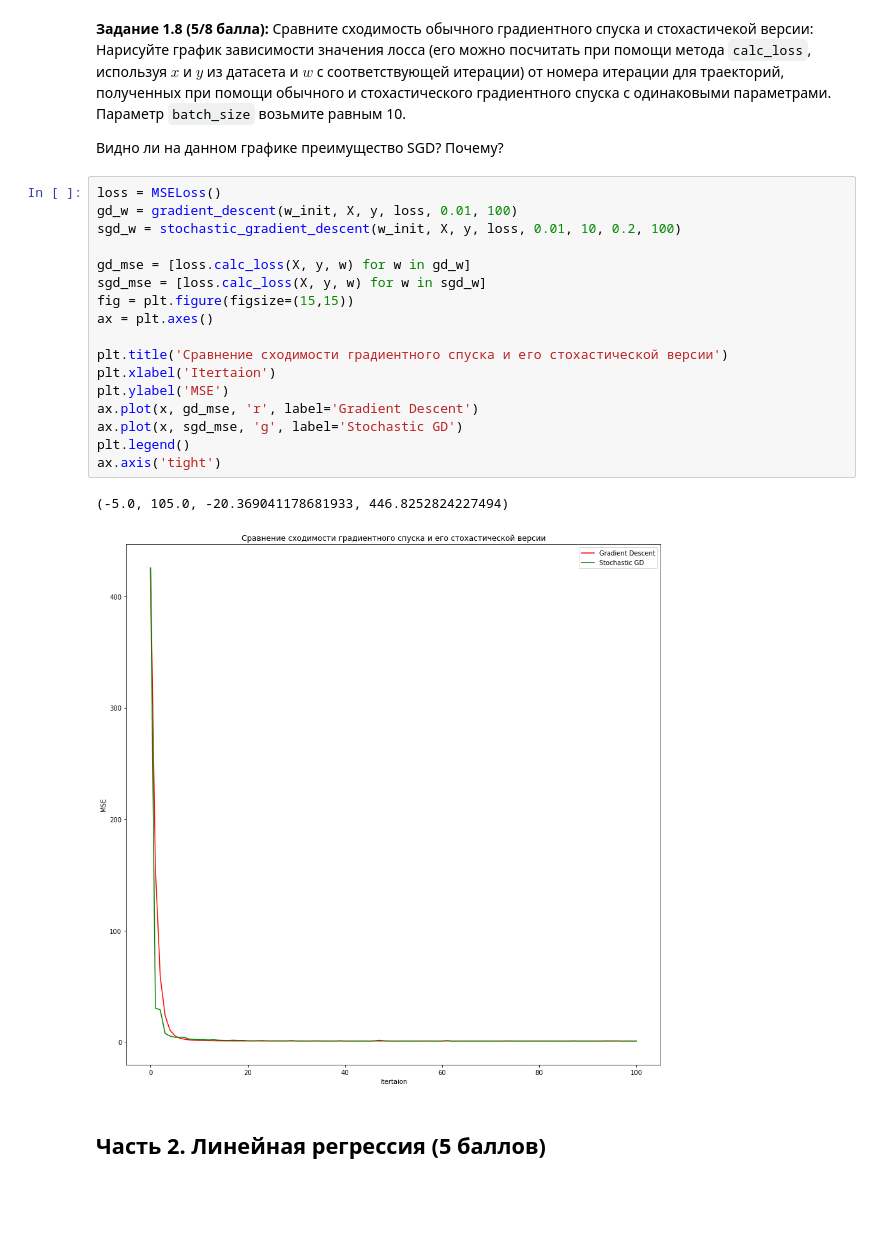
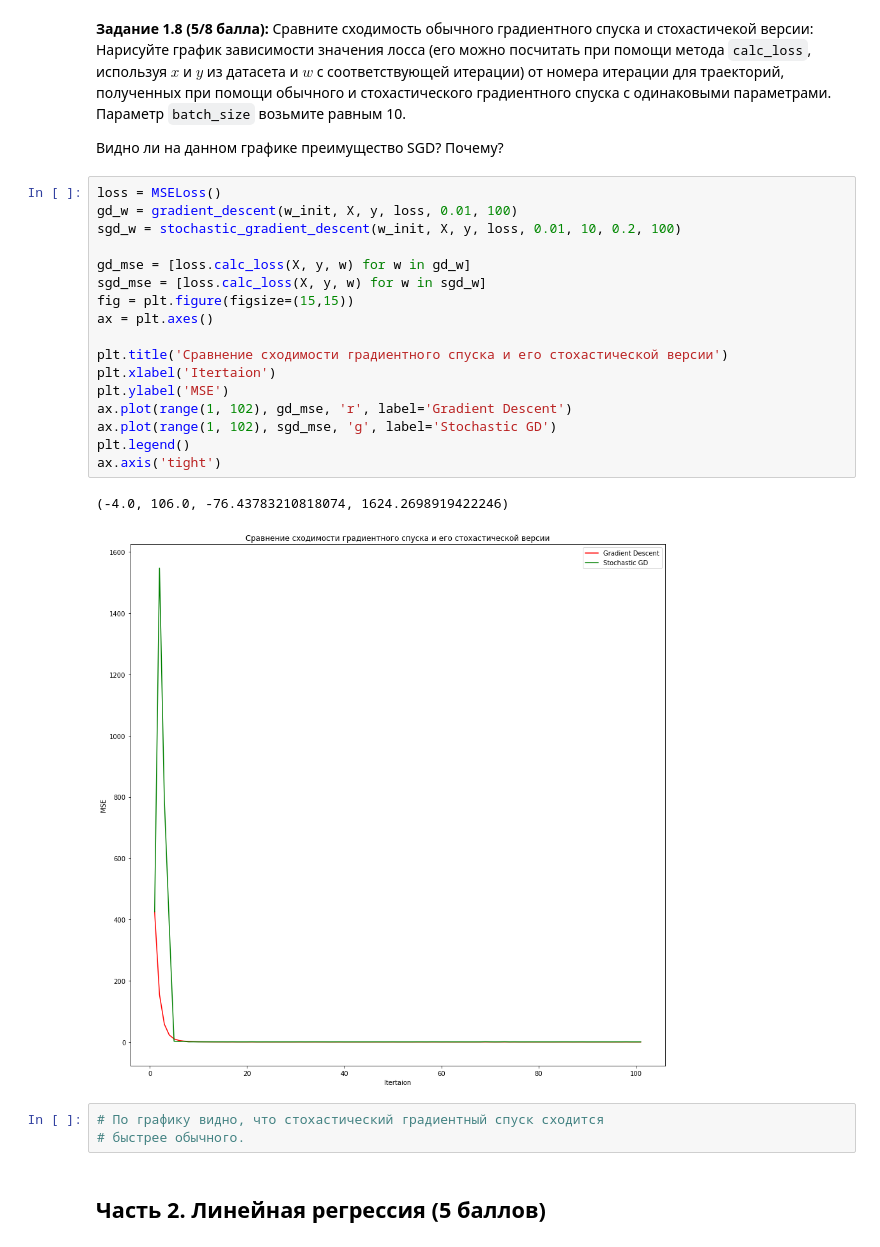
Before and after one commit to IgorLukhnev/hse_iad_data_analysis, a Jupyter notebook: hw5/hw05_gd.ipynb, the cells around one changed output. Drawn from its saved outputs; the diff is of its cells as text; blank space fills up the shorter version.

```diff
--- a/hw5/hw05_gd.ipynb
+++ b/hw5/hw05_gd.ipynb
@@ -384,23 +404,26 @@ for p in p_list:
 # %%
 loss = MSELoss()
 gd_w = gradient_descent(w_init, X, y, loss, 0.01, 100)
 sgd_w = stochastic_gradient_descent(w_init, X, y, loss, 0.01, 10, 0.2, 100)
 
 gd_mse = [loss.calc_loss(X, y, w) for w in gd_w]
 sgd_mse = [loss.calc_loss(X, y, w) for w in sgd_w]
 fig = plt.figure(figsize=(15,15))
 ax = plt.axes()
 
 plt.title('Сравнение сходимости градиентного спуска и его стохастической версии')
 plt.xlabel('Itertaion')
 plt.ylabel('MSE')
-ax.plot(x, gd_mse, 'r', label='Gradient Descent')
-ax.plot(x, sgd_mse, 'g', label='Stochastic GD')
+ax.plot(range(1, 102), gd_mse, 'r', label='Gradient Descent')
+ax.plot(range(1, 102), sgd_mse, 'g', label='Stochastic GD')
 plt.legend()
 ax.axis('tight')
 # %% [output]
-(-5.0, 105.0, -20.369041178681933, 446.8252824227494)
+(-4.0, 106.0, -76.43783210818074, 1624.2698919422246)
-[figure, old version]
+[figure, new version]
+# %%
+# По графику видно, что стохастический градиентный спуск сходится
+# быстрее обычного.
 # %% [markdown]
 ## Часть 2. Линейная регрессия (5 баллов)
 # %% [markdown]
```
Also changed, not shown: parts of 11 cells of this notebook.
